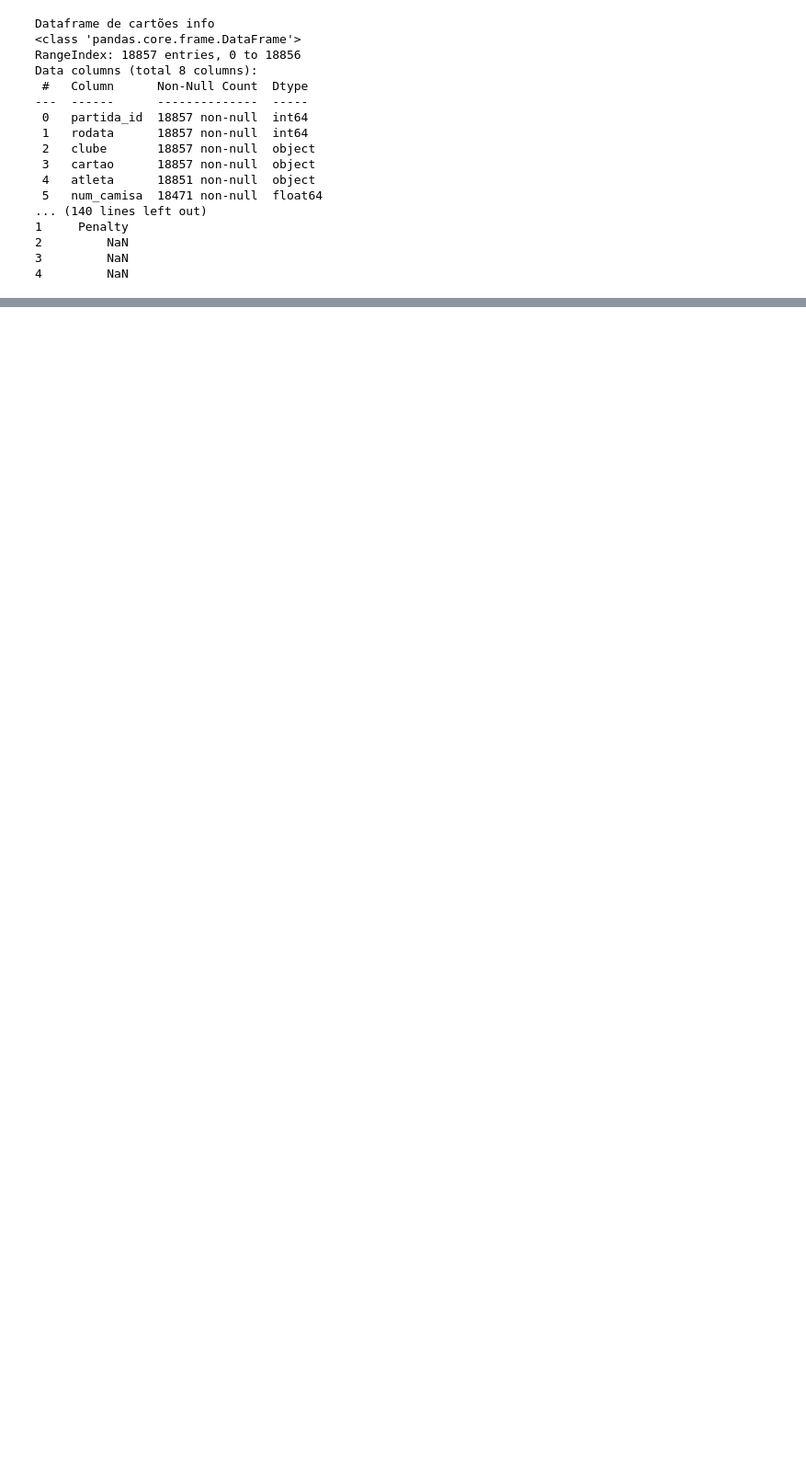
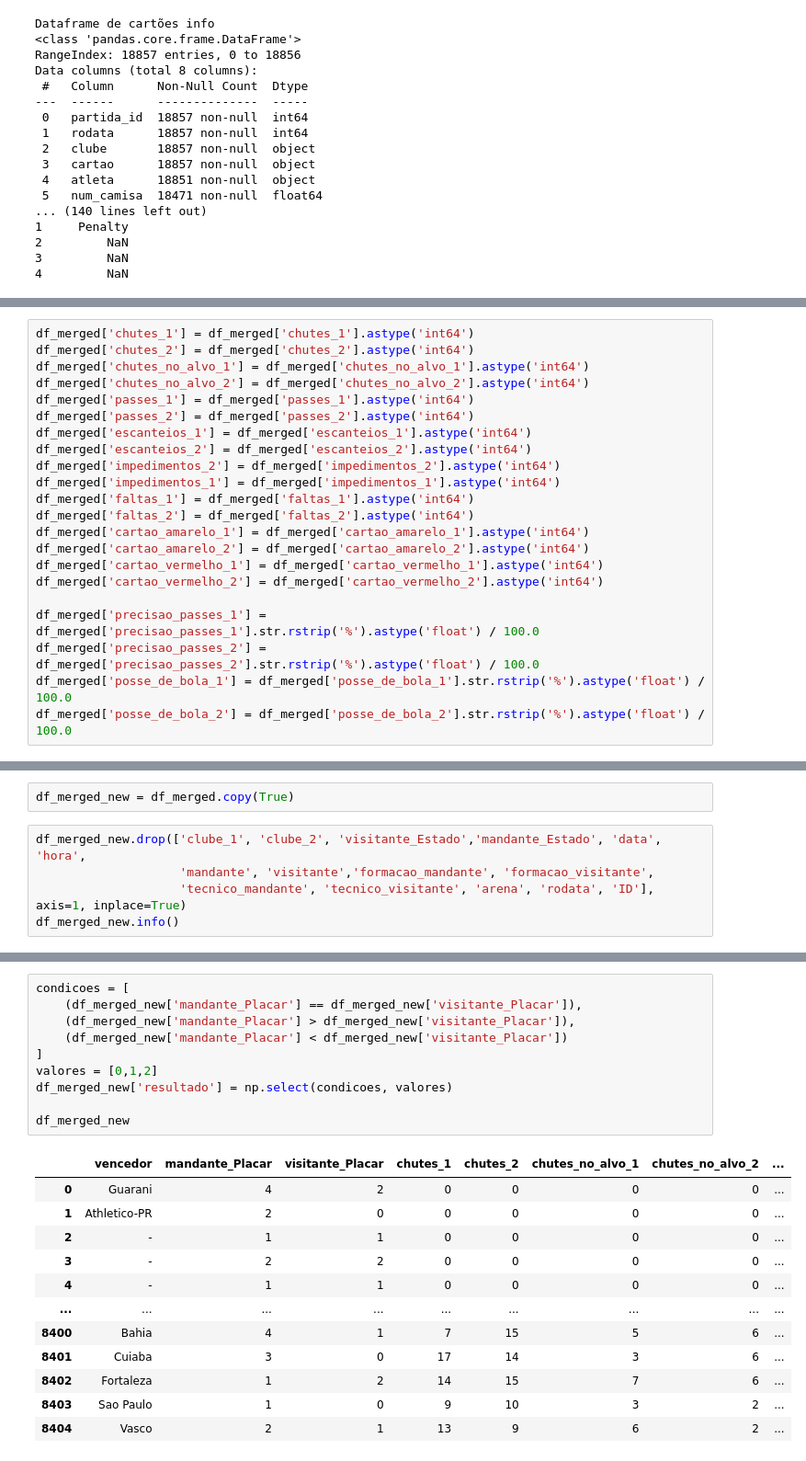
Before and after one commit to ThiagoYure/Data-Science-Brasileirao, a Jupyter notebook: notebooks/eda.ipynb, the cells around one changed output, grey strips where cells are left out. Shown: that part at 92% size. Cells and saved outputs as stored; diff of their text form; blank space fills up the shorter version.

```diff
--- a/notebooks/eda.ipynb
+++ b/notebooks/eda.ipynb
@@ -106,0 +130,22 @@ max    8405.00000    46.000000         7.000000          7.000000
+# %%
+df_merged['chutes_1'] = df_merged['chutes_1'].astype('int64')
+df_merged['chutes_2'] = df_merged['chutes_2'].astype('int64')
+df_merged['chutes_no_alvo_1'] = df_merged['chutes_no_alvo_1'].astype('int64')
+df_merged['chutes_no_alvo_2'] = df_merged['chutes_no_alvo_2'].astype('int64')
+df_merged['passes_1'] = df_merged['passes_1'].astype('int64')
+df_merged['passes_2'] = df_merged['passes_2'].astype('int64')
+df_merged['escanteios_1'] = df_merged['escanteios_1'].astype('int64')
+df_merged['escanteios_2'] = df_merged['escanteios_2'].astype('int64')
+df_merged['impedimentos_2'] = df_merged['impedimentos_2'].astype('int64')
+df_merged['impedimentos_1'] = df_merged['impedimentos_1'].astype('int64')
+df_merged['faltas_1'] = df_merged['faltas_1'].astype('int64')
+df_merged['faltas_2'] = df_merged['faltas_2'].astype('int64')
+df_merged['cartao_amarelo_1'] = df_merged['cartao_amarelo_1'].astype('int64')
+df_merged['cartao_amarelo_2'] = df_merged['cartao_amarelo_2'].astype('int64')
+df_merged['cartao_vermelho_1'] = df_merged['cartao_vermelho_1'].astype('int64')
+df_merged['cartao_vermelho_2'] = df_merged['cartao_vermelho_2'].astype('int64')
+
+df_merged['precisao_passes_1'] = df_merged['precisao_passes_1'].str.rstrip('%').astype('float') / 100.0
+df_merged['precisao_passes_2'] = df_merged['precisao_passes_2'].str.rstrip('%').astype('float') / 100.0
+df_merged['posse_de_bola_1'] = df_merged['posse_de_bola_1'].str.rstrip('%').astype('float') / 100.0
+df_merged['posse_de_bola_2'] = df_merged['posse_de_bola_2'].str.rstrip('%').astype('float') / 100.0
@@ -106,0 +173,7 @@ max    8405.00000    46.000000         7.000000          7.000000
+# %%
+df_merged_new = df_merged.copy(True)
+# %%
+df_merged_new.drop(['clube_1', 'clube_2', 'visitante_Estado','mandante_Estado', 'data', 'hora',
+                    'mandante', 'visitante','formacao_mandante', 'formacao_visitante',
+                    'tecnico_mandante', 'tecnico_visitante', 'arena', 'rodata', 'ID'], axis=1, inplace=True)
+df_merged_new.info()
@@ -106,0 +198,23 @@ max    8405.00000    46.000000         7.000000          7.000000
+# %%
+condicoes = [
+    (df_merged_new['mandante_Placar'] == df_merged_new['visitante_Placar']),
+    (df_merged_new['mandante_Placar'] > df_merged_new['visitante_Placar']),
+    (df_merged_new['mandante_Placar'] < df_merged_new['visitante_Placar'])
+]
+valores = [0,1,2]
+df_merged_new['resultado'] = np.select(condicoes, valores)
+
+df_merged_new
+# %% [output]
+|  | vencedor | mandante_Placar | visitante_Placar | chutes_1 | chutes_2 | chutes_no_alvo_1 | chutes_no_alvo_2 | ... |
+| 0 | Guarani | 4 | 2 | 0 | 0 | 0 | 0 | ... |
+| 1 | Athletico-PR | 2 | 0 | 0 | 0 | 0 | 0 | ... |
+| 2 | - | 1 | 1 | 0 | 0 | 0 | 0 | ... |
+| 3 | - | 2 | 2 | 0 | 0 | 0 | 0 | ... |
+| 4 | - | 1 | 1 | 0 | 0 | 0 | 0 | ... |
+| ... | ... | ... | ... | ... | ... | ... | ... | ... |
+| 8400 | Bahia | 4 | 1 | 7 | 15 | 5 | 6 | ... |
+| 8401 | Cuiaba | 3 | 0 | 17 | 14 | 3 | 6 | ... |
+| 8402 | Fortaleza | 1 | 2 | 14 | 15 | 7 | 6 | ... |
+| 8403 | Sao Paulo | 1 | 0 | 9 | 10 | 3 | 2 | ... |
+| 8404 | Vasco | 2 | 1 | 13 | 9 | 6 | 2 | ... |
```
Also changed, not shown: parts of 8 cells of this notebook.
